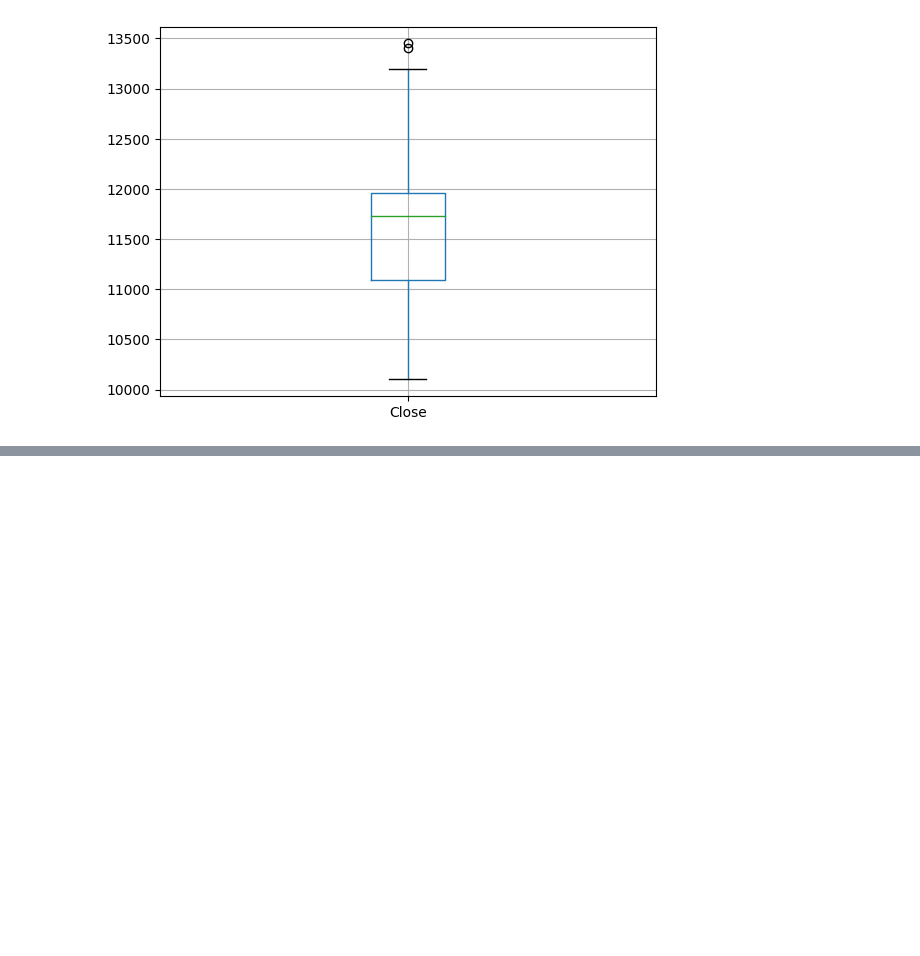
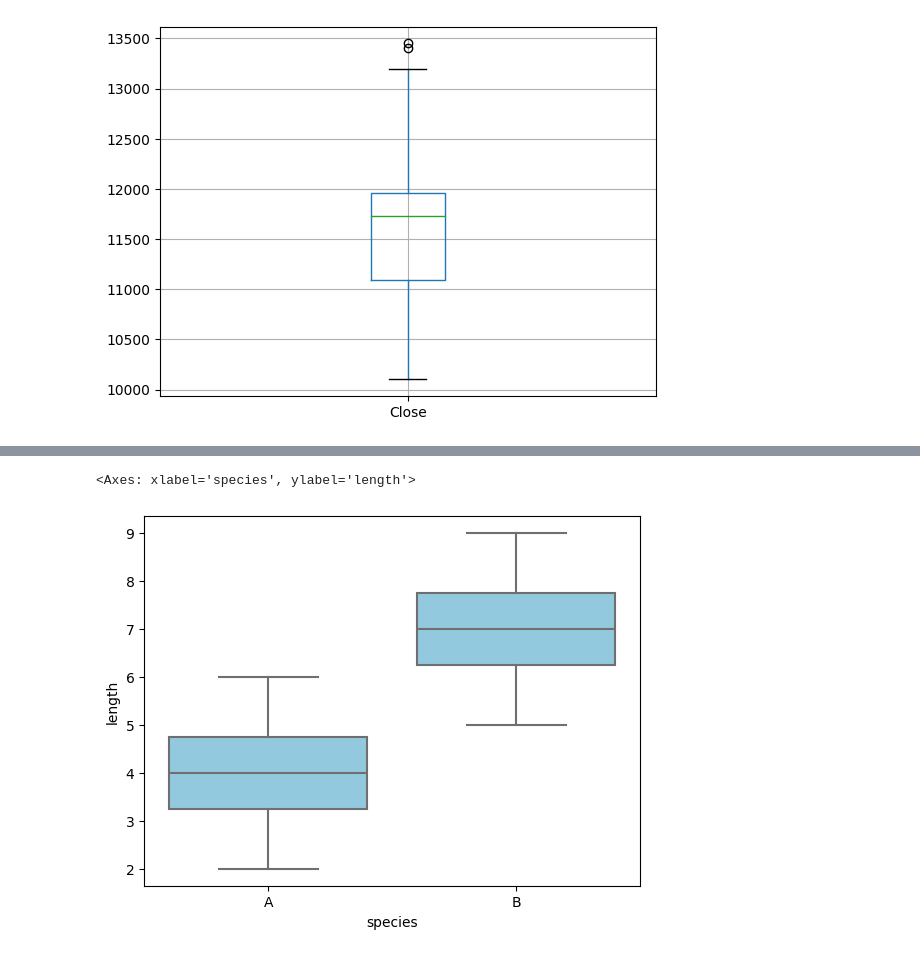
Before and after one commit to ubinjeon/kita_231026, a Jupyter notebook: m3_분석라이브러리/visualization/시각화1.ipynb, the cells around one changed output, grey strips where cells are left out. Drawn from its saved outputs; the diff is of its cells as text; code cells hidden in the pictures; blank space fills up the shorter version.

```diff
--- a/m3_분석라이브러리/visualization/시각화1.ipynb
+++ b/m3_분석라이브러리/visualization/시각화1.ipynb
@@ -147,0 +344,4 @@ df1.boxplot(column=['Close'])
+# %%
+import pandas as pd
+fish_multi = pd.read_csv('/content/drive/MyDrive/KITA_1026/m3_분석라이브러리/visualization/dataset/4_fm2.csv')
+fish_multi.head()
@@ -147,0 +355,7 @@ df1.boxplot(column=['Close'])
+# %%
+# fish_multi.groupby('species').plot(kind='box')
+import seaborn as sns
+sns.boxplot(x='species',y='length',data=fish_multi, color='skyblue')
+# %% [output]
+<Axes: xlabel='species', ylabel='length'>
+[figure, added]
```
Also changed, not shown: parts of 143 cells of this notebook.
